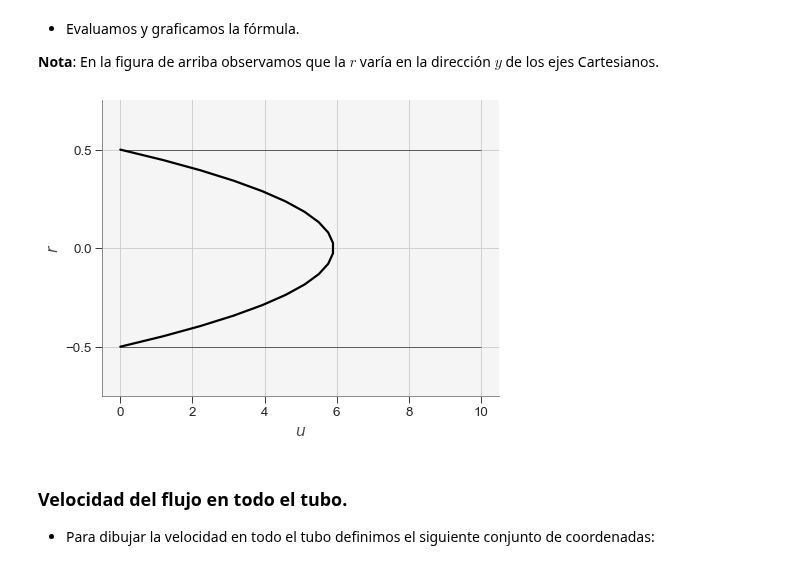
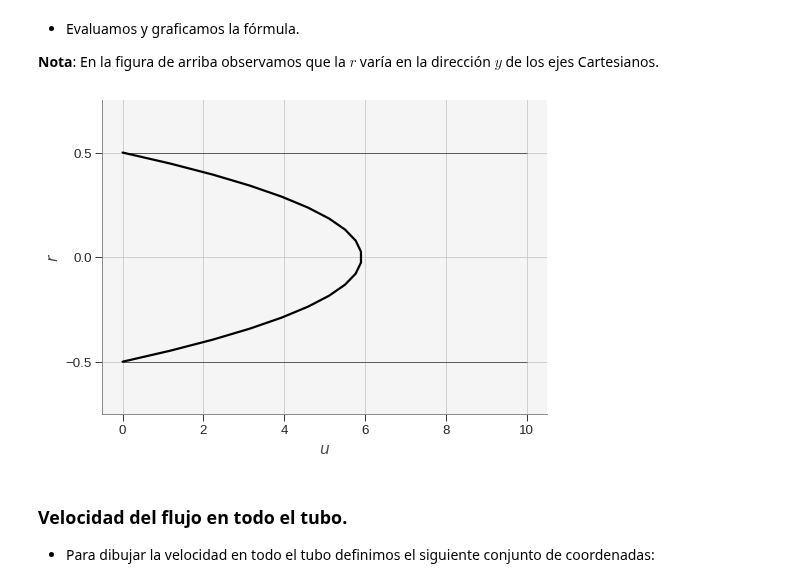
Before and after one commit to luiggix/macti_notes, a Jupyter notebook: notebooks/Problemas_Valor_Inicial/Metodo_Euler/teacher/01_0_MetodoEuler.ipynb, the cells around one changed output. Cells and saved outputs as stored; diff of their text form; code cells hidden in the pictures.

```diff
--- a/notebooks/Problemas_Valor_Inicial/Metodo_Euler/teacher/01_0_MetodoEuler.ipynb
+++ b/notebooks/Problemas_Valor_Inicial/Metodo_Euler/teacher/01_0_MetodoEuler.ipynb
@@ -72,19 +76,21 @@ Radio: 0.5
 # %%
 # Definición de r
 r = np.linspace(-R,R,20)
 
+vis = mvis.Plotter(1,1)
+
 # Evaluación y graficación de u(r)
-plt.plot(u(r), r)
+vis.plot(1, u(r), r)
 
 # Configuración de la gráfica
 plt.xlabel('$u$')
 plt.ylabel('$r$')
 plt.yticks([-R,0,R])
 plt.ylim(-1.5*R,1.5*R)
 plt.hlines([-R,R], xmin=0, xmax=10, lw=0.5)
 plt.show()
 # %% [output]
-[figure, old version]
+[figure, new version]
 # %% [markdown]
 ### Velocidad del flujo en todo el tubo.
 
```
Also changed, not shown: parts of 20 cells of this notebook, 14 other files.
